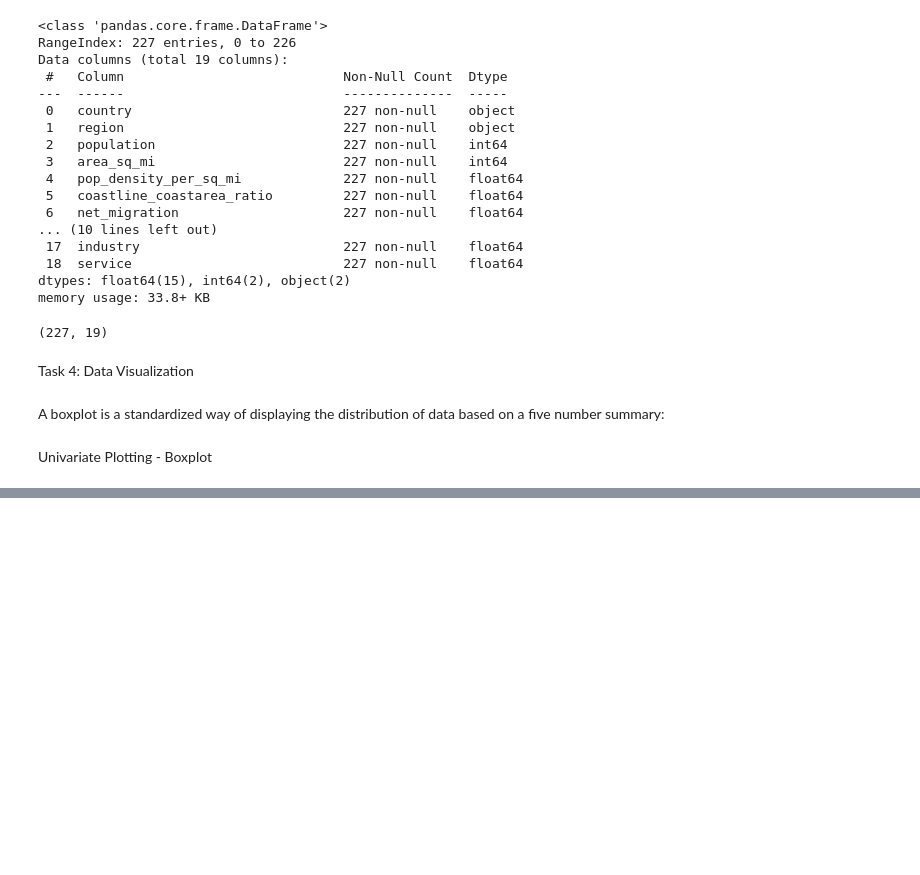
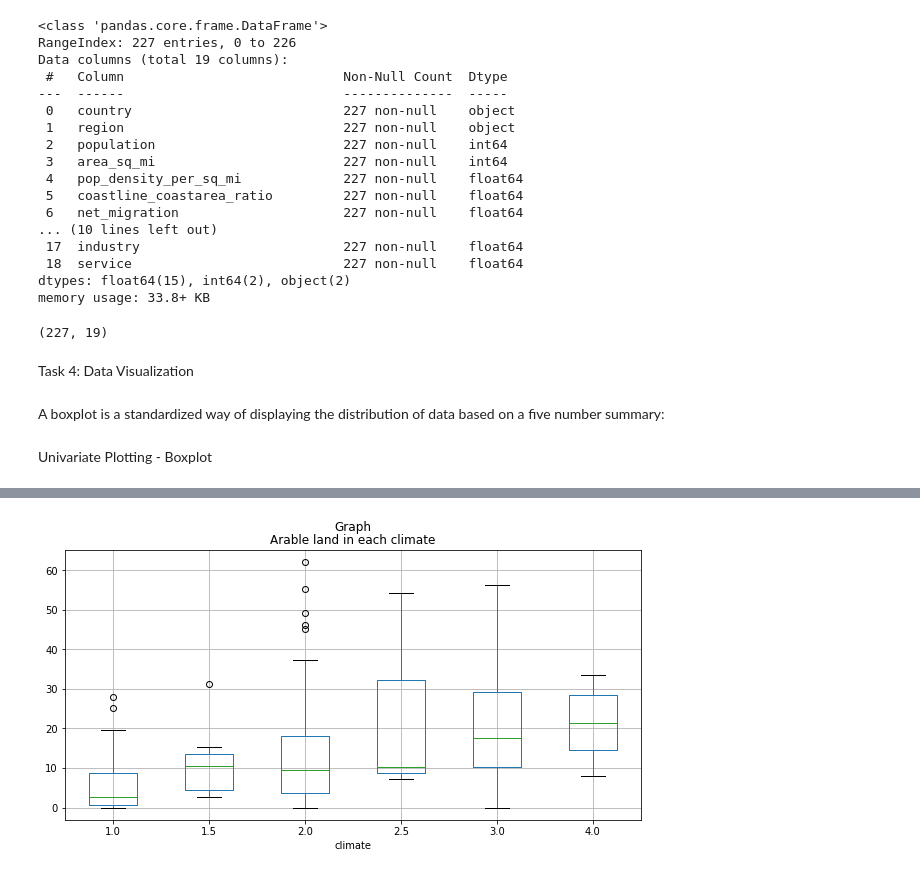
Before and after one commit to Rishiraj-singh7/Countries-of-the-world, a Jupyter notebook: main.ipynb, the cells around one changed output, grey strips where cells are left out. Cells and saved outputs as stored; diff of their text form; code cells hidden in the pictures; blank space fills up the shorter version.

```diff
--- a/main.ipynb
+++ b/main.ipynb
@@ -273,0 +283,6 @@ Univariate Plotting - Boxplot
+# %%
+world.boxplot(column="arable",by="climate", figsize=(10,5))
+plt.title("Arable land in each climate")
+plt.suptitle("Graph");
+# %% [output]
+[figure, added]
```
Also changed, not shown: parts of 6 cells of this notebook.
